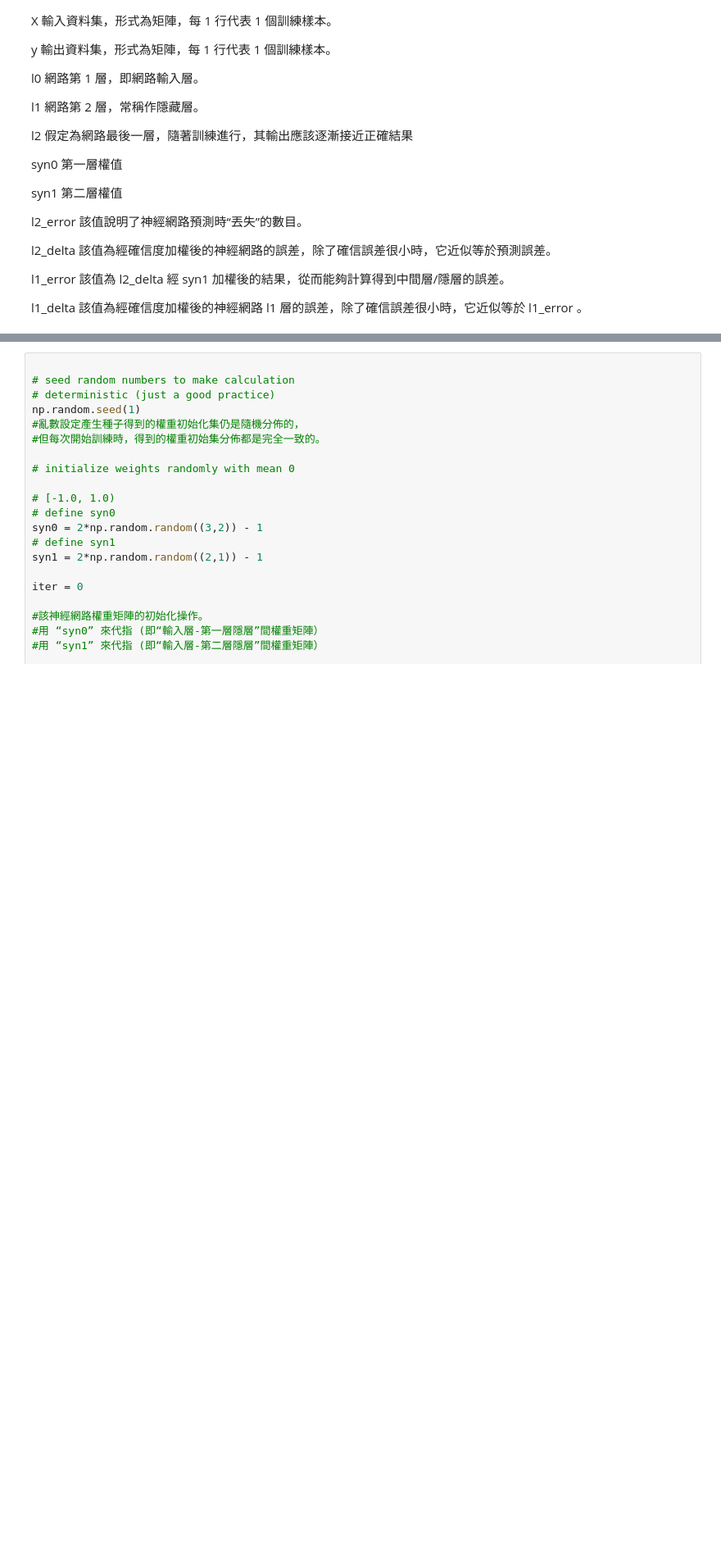
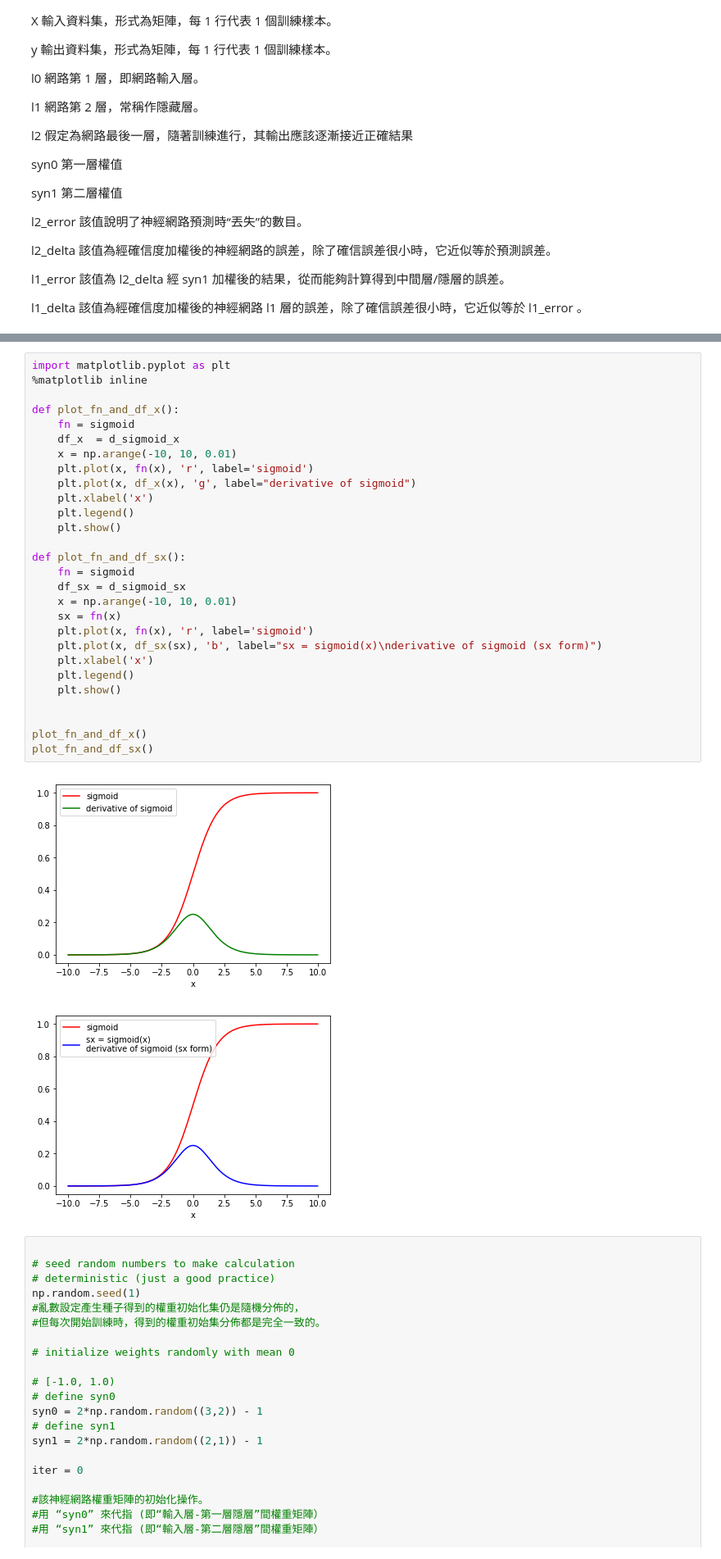
Before and after one commit to SilentCatMeow/ML100-Days, a Jupyter notebook: homework/Day_075_HW.ipynb, the cells around one changed output, grey strips where cells are left out. Shown: that part at 82% size. Saved outputs shown, nothing was run; the diff lists cells and outputs as text; blank space fills up the shorter version.

```diff
--- a/homework/Day_075_HW.ipynb
+++ b/homework/Day_075_HW.ipynb
@@ -67,6 +77,37 @@ X = np.array([  [0,0,1],
 # define y for output dataset
 # ref: Day_075-Back_Propagation.ipynb
 y = np.array([[0,0,1,1]]).T
+# %%
+import matplotlib.pyplot as plt
+%matplotlib inline
+
+def plot_fn_and_df_x():
+    fn = sigmoid
+    df_x  = d_sigmoid_x
+    x = np.arange(-10, 10, 0.01)
+    plt.plot(x, fn(x), 'r', label='sigmoid')
+    plt.plot(x, df_x(x), 'g', label="derivative of sigmoid")
+    plt.xlabel('x')
+    plt.legend()
+    plt.show()
+
+def plot_fn_and_df_sx():
+    fn = sigmoid
+    df_sx = d_sigmoid_sx
+    x = np.arange(-10, 10, 0.01)
+    sx = fn(x)
+    plt.plot(x, fn(x), 'r', label='sigmoid')
+    plt.plot(x, df_sx(sx), 'b', label="sx = sigmoid(x)\nderivative of sigmoid (sx form)")
+    plt.xlabel('x')
+    plt.legend()
+    plt.show()
+
+
+plot_fn_and_df_x()
+plot_fn_and_df_sx()
+# %% [output]
+[figure, added]
+[figure, added]
 # %%
 
 # seed random numbers to make calculation
```
Also changed, not shown: parts of 4 cells of this notebook.
